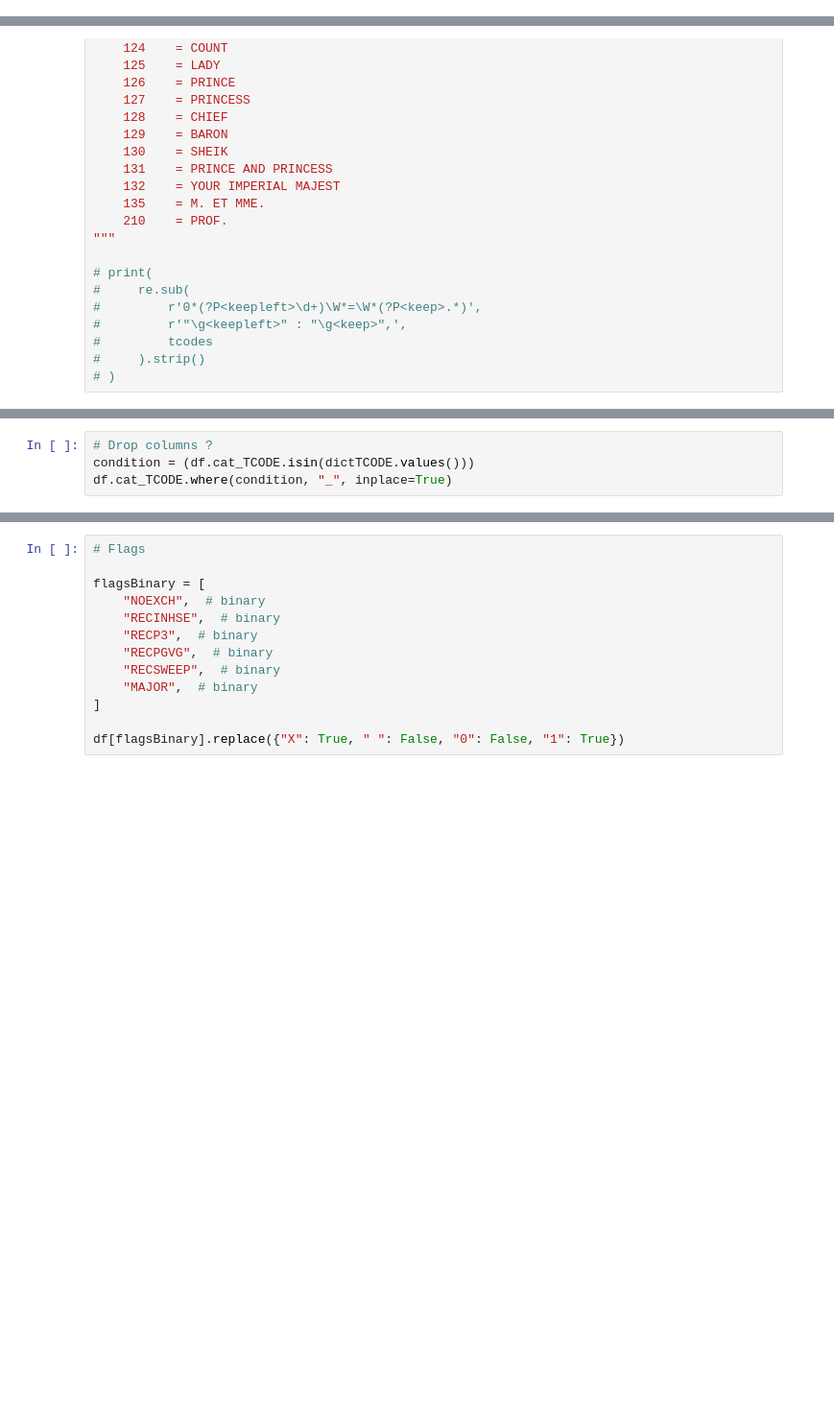
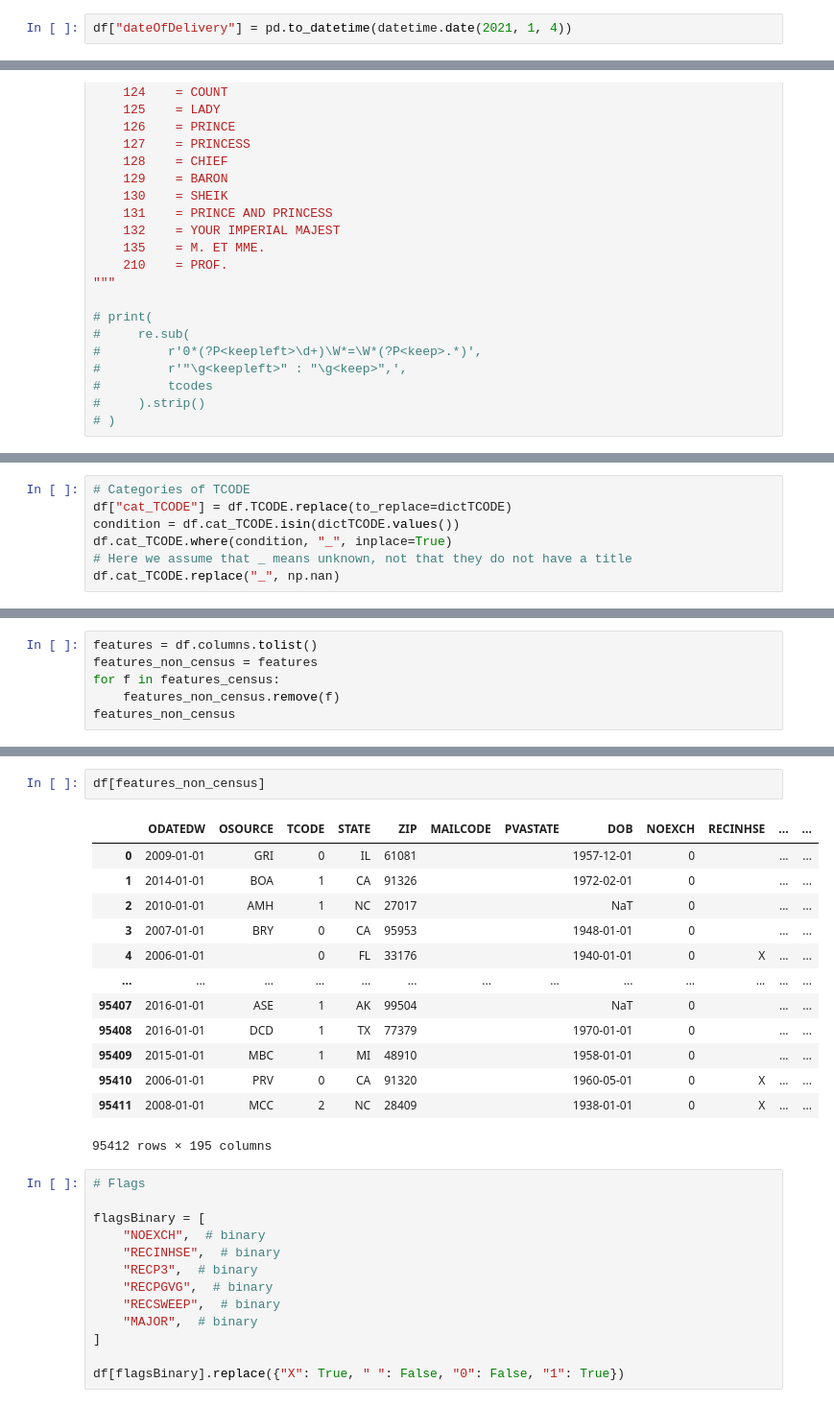
Before and after one commit to fredericosantos/ims_DM_Project, a Jupyter notebook: fs_initial_eda.ipynb, the cells around one changed output, grey strips where cells are left out. Shown at 96% size. Cells and saved outputs as stored; diff of their text form; blank space fills up the shorter version.

```diff
--- a/fs_initial_eda.ipynb
+++ b/fs_initial_eda.ipynb
@@ -196,0 +224,2 @@ df.head()
+# %%
+df["dateOfDelivery"] = pd.to_datetime(datetime.date(2021, 1, 4))
@@ -418,4 +484,7 @@ df.cat_TCODE.unique()
 # %%
-# Drop columns ?
-condition = (df.cat_TCODE.isin(dictTCODE.values()))
+# Categories of TCODE
+df["cat_TCODE"] = df.TCODE.replace(to_replace=dictTCODE)
+condition = df.cat_TCODE.isin(dictTCODE.values())
 df.cat_TCODE.where(condition, "_", inplace=True)
+# Here we assume that _ means unknown, not that they do not have a title
+df.cat_TCODE.replace("_", np.nan)
@@ -425,0 +837,6 @@ df.groupby(by="cat_TCODE", axis=0)["AGE"].median()
+# %%
+features = df.columns.tolist()
+features_non_census = features
+for f in features_census:
+    features_non_census.remove(f)
+features_non_census
@@ -426,3 +861,19 @@ df.groupby(by="cat_TCODE", axis=0)["AGE"].median()
+# %%
+df[features_non_census]
+# %% [output]
+|  | ODATEDW | OSOURCE | TCODE | STATE | ZIP | MAILCODE | PVASTATE | DOB | NOEXCH | RECINHSE | ... | ... |
+| 0 | 2009-01-01 | GRI | 0 | IL | 61081 |  |  | 1957-12-01 | 0 |  | ... | ... |
+| 1 | 2014-01-01 | BOA | 1 | CA | 91326 |  |  | 1972-02-01 | 0 |  | ... | ... |
+| 2 | 2010-01-01 | AMH | 1 | NC | 27017 |  |  | NaT | 0 |  | ... | ... |
+| 3 | 2007-01-01 | BRY | 0 | CA | 95953 |  |  | 1948-01-01 | 0 |  | ... | ... |
+| 4 | 2006-01-01 |  | 0 | FL | 33176 |  |  | 1940-01-01 | 0 | X | ... | ... |
+| ... | ... | ... | ... | ... | ... | ... | ... | ... | ... | ... | ... | ... |
+| 95407 | 2016-01-01 | ASE | 1 | AK | 99504 |  |  | NaT | 0 |  | ... | ... |
+| 95408 | 2016-01-01 | DCD | 1 | TX | 77379 |  |  | 1970-01-01 | 0 |  | ... | ... |
+| 95409 | 2015-01-01 | MBC | 1 | MI | 48910 |  |  | 1958-01-01 | 0 |  | ... | ... |
+| 95410 | 2006-01-01 | PRV | 0 | CA | 91320 |  |  | 1960-05-01 | 0 | X | ... | ... |
+| 95411 | 2008-01-01 | MCC | 2 | NC | 28409 |  |  | 1938-01-01 | 0 | X | ... | ... |
+95412 rows × 195 columns
 # %%
 # Flags
 
```
Also changed, not shown: parts of 30 cells of this notebook, 5 other files.
